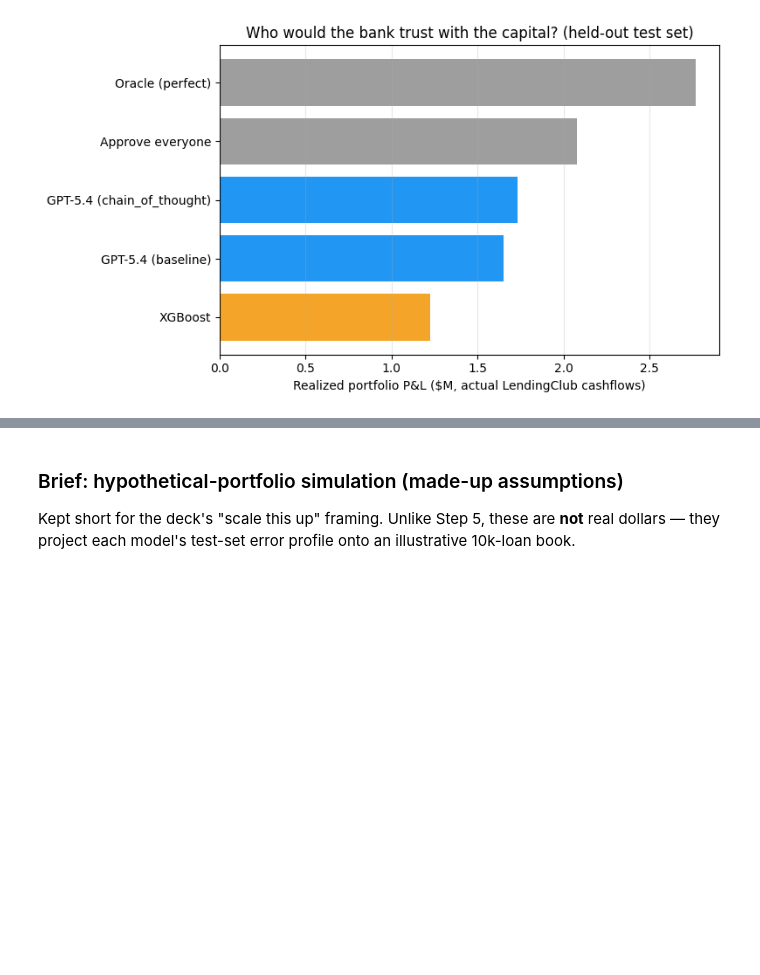
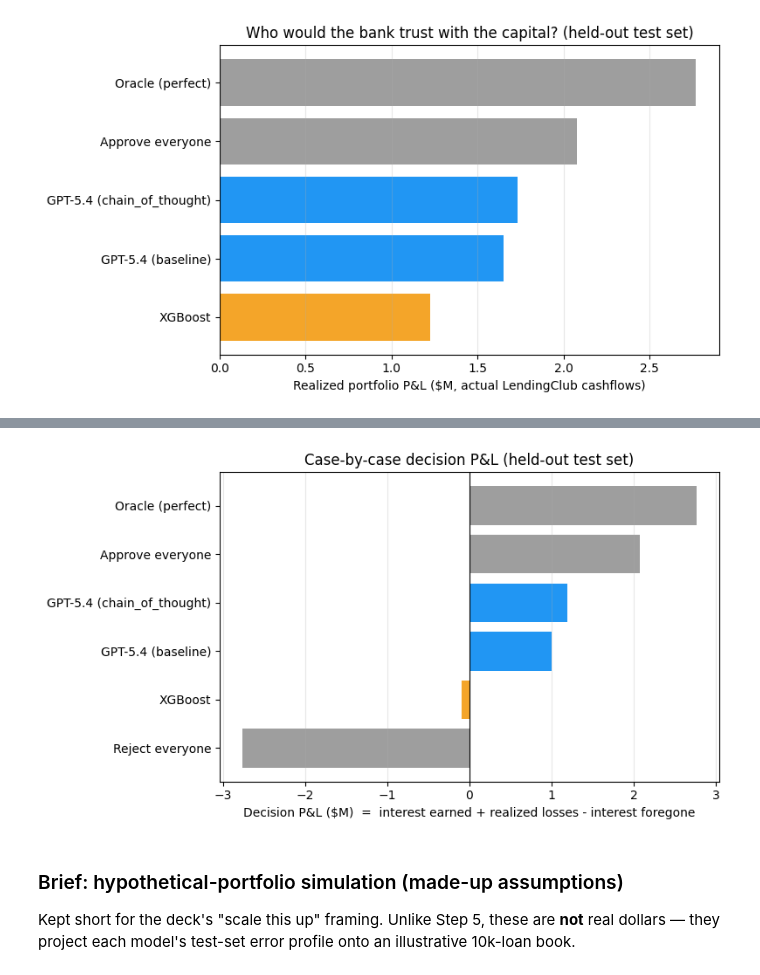
Before and after one commit to jadzoghaib/Sabadell_Capstone, a Jupyter notebook: notebooks/llm_models/04_final_benchmark/04_Final_Test_Analysis.ipynb, the cells around one changed output, grey strips where cells are left out. Saved outputs shown, nothing was run; the diff lists cells and outputs as text; code cells hidden in the pictures; blank space fills up the shorter version.

```diff
--- a/notebooks/llm_models/04_final_benchmark/04_Final_Test_Analysis.ipynb
+++ b/notebooks/llm_models/04_final_benchmark/04_Final_Test_Analysis.ipynb
@@ -304,3 +362,19 @@ plt.show()
+# %%
+fig, ax = plt.subplots(figsize=(8, 4.5))
+order = casewise['total_pnl'].sort_values()
+base = ('Approve everyone', 'Reject everyone', 'Oracle (perfect)')
+colors = ['#2196f3' if 'GPT' in m else '#9e9e9e' if m in base else '#f4a529' for m in order.index]
+ax.barh(range(len(order)), order.values / 1e6, color=colors)
+ax.set_yticks(range(len(order))); ax.set_yticklabels(order.index)
+ax.axvline(0, color='k', lw=0.8)
+ax.set_xlabel('Decision P&L ($M)  =  interest earned + realized losses - interest foregone')
+ax.set_title('Case-by-case decision P&L (held-out test set)')
+ax.grid(axis='x', alpha=0.3)
+plt.tight_layout()
+plt.savefig(f'{RESULTS_DIR}/04_test_pnl_casewise.png', dpi=150, bbox_inches='tight')
+plt.show()
+# %% [output]
+[figure, added]
 # %% [markdown]
 ### Brief: hypothetical-portfolio simulation (made-up assumptions)
 
```
Also changed, not shown: parts of 3 cells of this notebook, 3 other files.
